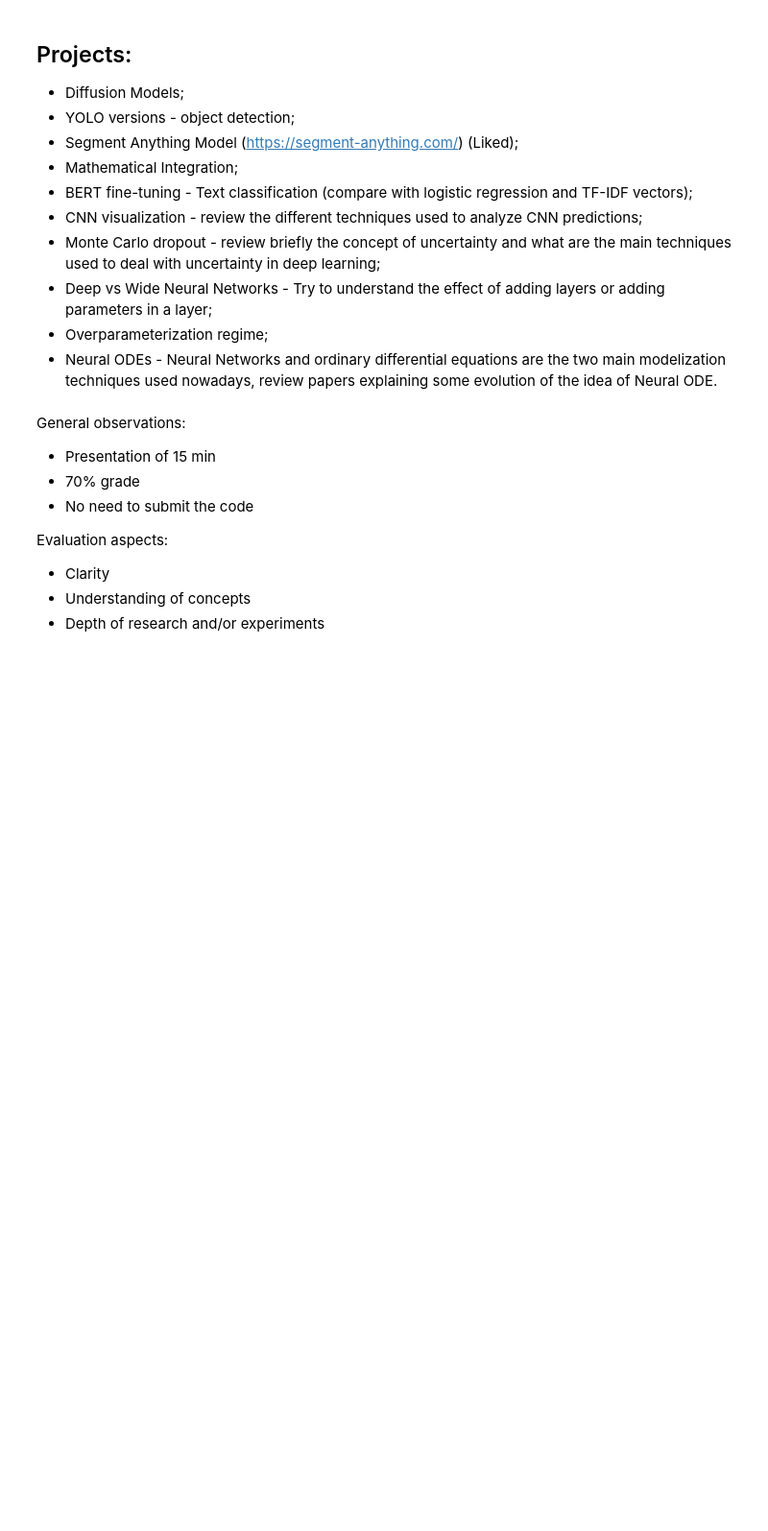
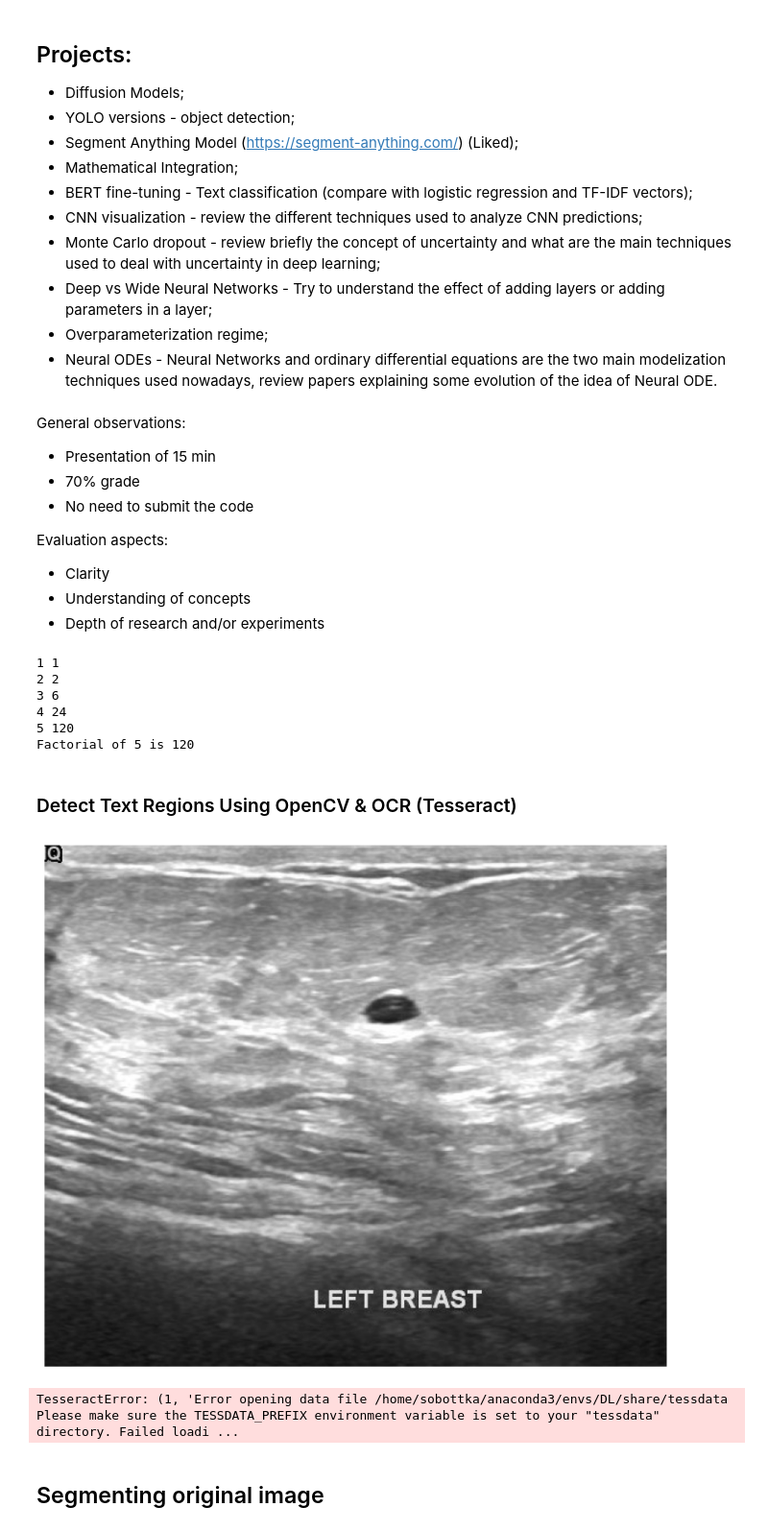
Before and after one commit to victorsobottka/Deep_Learning_FinalProject, a Jupyter notebook: DL_FinalProject.ipynb, the cells around one changed output. Shown at 96% size. Drawn from its saved outputs; the diff is of its cells as text; code cells hidden in the pictures; blank space fills up the shorter version.

Commit message:
Pipeline for the project

```diff
--- a/DL_FinalProject.ipynb
+++ b/DL_FinalProject.ipynb
@@ -23,6 +23,66 @@ Evaluation aspects:
 - Clarity
 - Understanding of concepts
 - Depth of research and/or experiments
+# %%
+factorial = 1
+n = int(input("Enter a number: "))
+for i in range(1, n+1):
+    factorial *= i
+    print(i, factorial)
+print("Factorial of", n, "is", factorial)
+# %% [output]
+1 1
+2 2
+3 6
+4 24
+5 120
+Factorial of 5 is 120
+# %% [markdown]
+### Detect Text Regions Using OpenCV & OCR (Tesseract)
+# %%
+import cv2
+import pytesseract
+import numpy as np
+
+def remove_text(image):
+    # Convert to grayscale
+    gray = cv2.cvtColor(image, cv2.COLOR_RGB2GRAY)
+
+    # Apply threshold to highlight text
+    _, thresh = cv2.threshold(gray, 150, 255, cv2.THRESH_BINARY_INV)
+
+    # Use OCR to detect text boxes
+    boxes = pytesseract.image_to_data(thresh, output_type=pytesseract.Output.DICT)
+
+    # Create mask to cover detected text
+    mask = np.ones_like(image) * 255  # White mask
+    for i in range(len(boxes['text'])):
+        if int(boxes['conf'][i]) > 60:  # Confidence threshold
+            x, y, w, h = boxes['left'][i], boxes['top'][i], boxes['width'][i], boxes['height'][i]
+            cv2.rectangle(mask, (x, y), (x + w, y + h), (0, 0, 0), -1)  # Black box to hide text
+
+    # Apply inpainting to remove text
+    inpainted_image = cv2.inpaint(image, cv2.cvtColor(mask, cv2.COLOR_RGB2GRAY), 5, cv2.INPAINT_TELEA)
+    return inpainted_image
+
+# Path to dataset
+dataset_path = "/home/sobottka/BSE/2nd_Term/Computational Learning and Deep Learning/Final_Project/Deep_Learning_FinalProject/Breast_Images/"
+
+# Load an example ultrasound image (Benign case)
+image_path = os.path.join(dataset_path, "benign/benign (1).png")
+image = cv2.imread(image_path)
+image_rgb = cv2.cvtColor(image, cv2.COLOR_BGR2RGB)
+
+# Remove text before segmentation
+preprocessed_image = remove_text(image_rgb)
+
+# Save or use the cleaned image
+cv2.imwrite("cleaned_ultrasound.png", cv2.cvtColor(preprocessed_image, cv2.COLOR_RGB2BGR))
+# %% [output]
+[figure, added]
+TesseractError: (1, 'Error opening data file /home/sobottka/anaconda3/envs/DL/share/tessdata Please make sure the TESSDATA_PREFIX environment variable is set to your "tessdata" directory. Failed loadi ...
+# %% [markdown]
+## Segmenting original image
 # %%
 import torch
 import numpy as np
```
Also changed, not shown: parts of 16 cells of this notebook.
